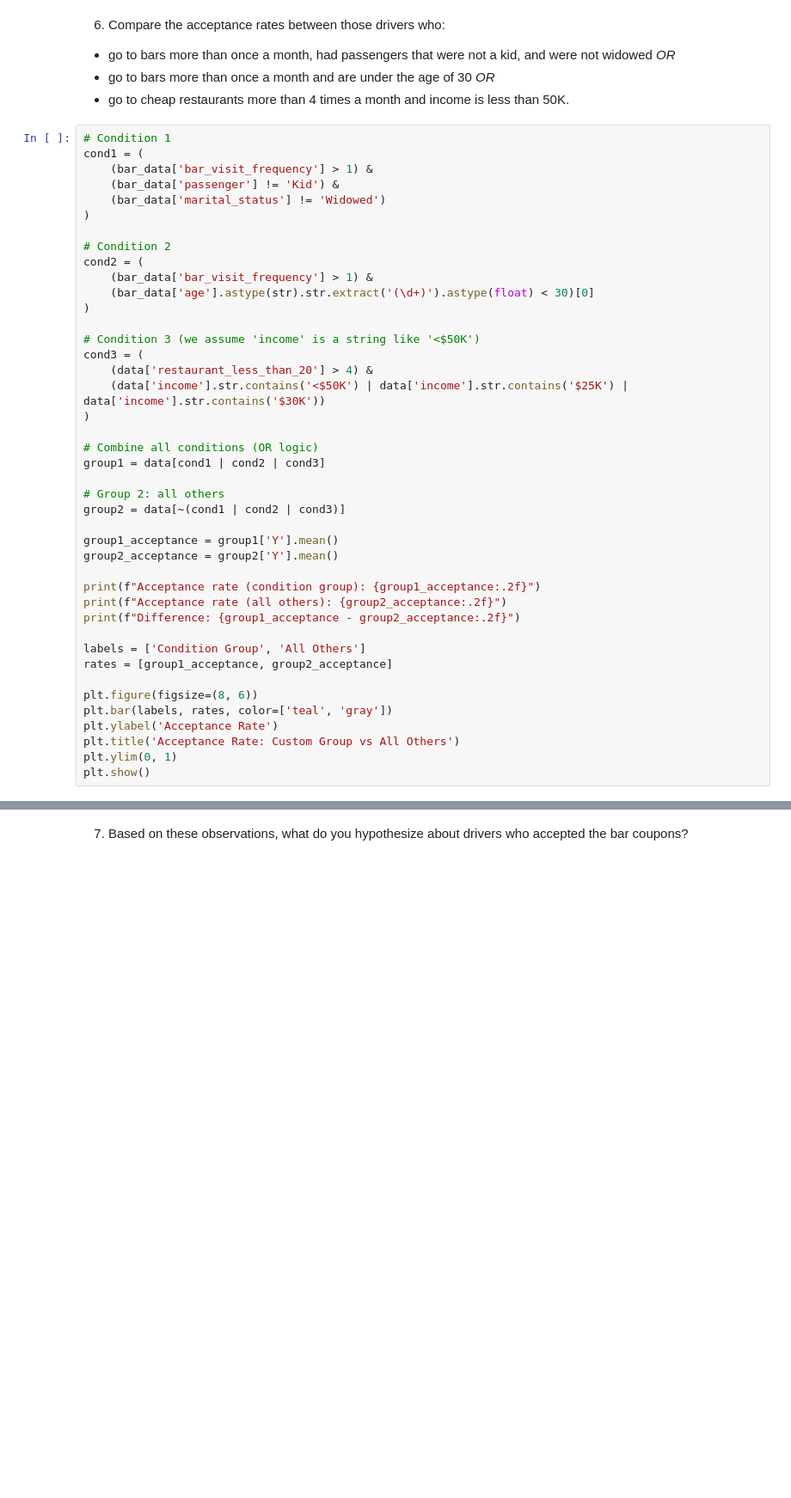
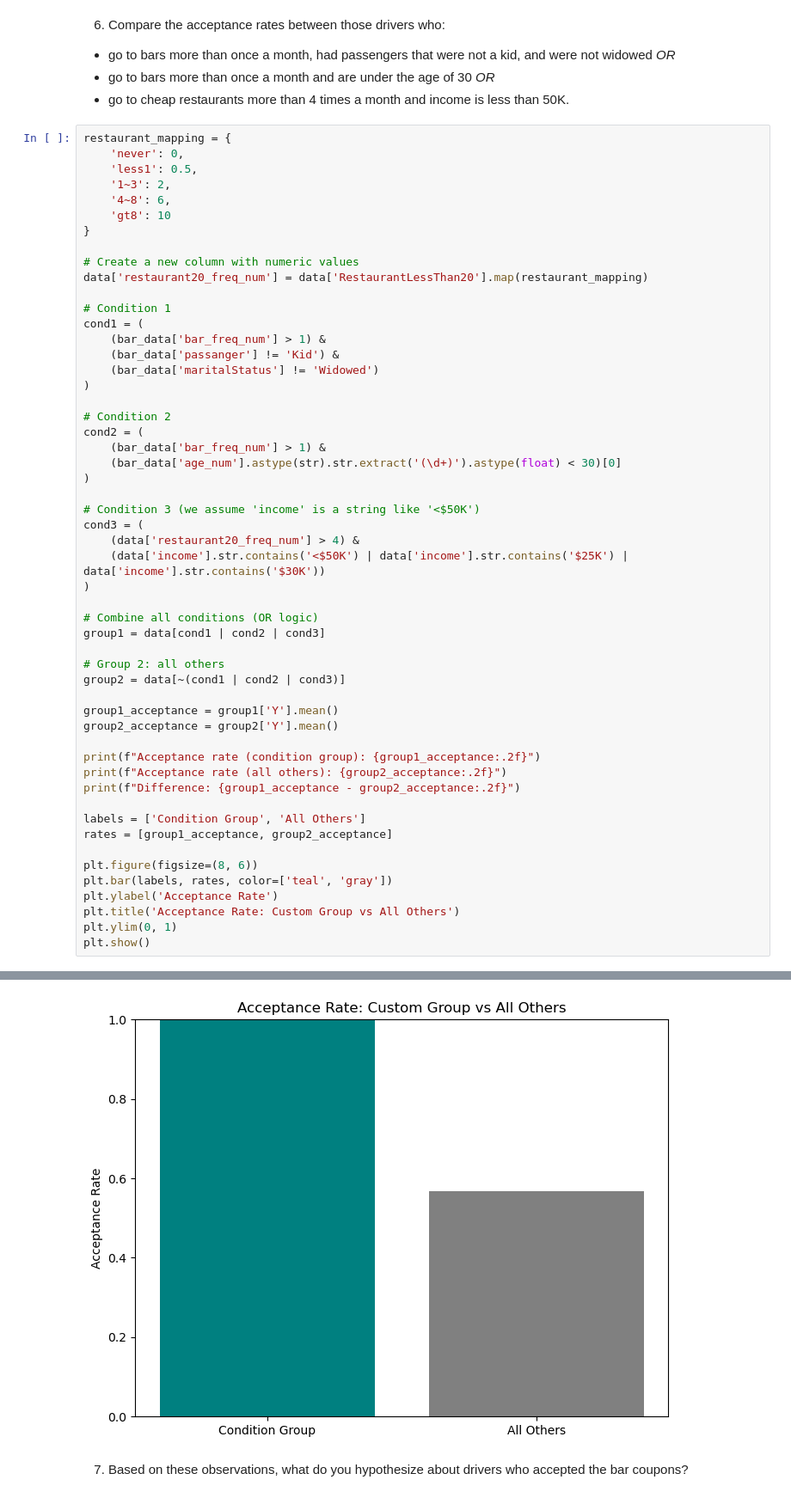
Before and after one commit to harithmd1/Berkeley-AI-ML-Module5, a Jupyter notebook: prompt.ipynb, the cells around one changed output, grey strips where cells are left out. Shown at 86% size. Cells and saved outputs as stored; diff of their text form; blank space fills up the shorter version.

```diff
--- a/prompt.ipynb
+++ b/prompt.ipynb
@@ -260,22 +400,33 @@ plt.show()
 - go to bars more than once a month and are under the age of 30 *OR*
 - go to cheap restaurants more than 4 times a month and income is less than 50K.
 # %%
+restaurant_mapping = {
+    'never': 0,
+    'less1': 0.5,
+    '1~3': 2,
+    '4~8': 6,
+    'gt8': 10
+}
+
+# Create a new column with numeric values
+data['restaurant20_freq_num'] = data['RestaurantLessThan20'].map(restaurant_mapping)
+
 # Condition 1
 cond1 = (
-    (bar_data['bar_visit_frequency'] > 1) &
-    (bar_data['passenger'] != 'Kid') &
-    (bar_data['marital_status'] != 'Widowed')
+    (bar_data['bar_freq_num'] > 1) &
+    (bar_data['passanger'] != 'Kid') &
+    (bar_data['maritalStatus'] != 'Widowed')
 )
 
 # Condition 2
 cond2 = (
-    (bar_data['bar_visit_frequency'] > 1) &
-    (bar_data['age'].astype(str).str.extract('(\d+)').astype(float) < 30)[0]
+    (bar_data['bar_freq_num'] > 1) &
+    (bar_data['age_num'].astype(str).str.extract('(\d+)').astype(float) < 30)[0]
 )
 
 # Condition 3 (we assume 'income' is a string like '<$50K')
 cond3 = (
-    (data['restaurant_less_than_20'] > 4) &
+    (data['restaurant20_freq_num'] > 4) &
     (data['income'].str.contains('<$50K') | data['income'].str.contains('$25K') | data['income'].str.contains('$30K'))
 )
 
@@ -301,3 +452,4 @@ plt.ylabel('Acceptance Rate')
 plt.title('Acceptance Rate: Custom Group vs All Others')
 plt.ylim(0, 1)
 plt.show()
+# %% [output]
@@ -304,3 +459,4 @@ plt.show()
+[figure, added]
 # %% [markdown]
 7.  Based on these observations, what do you hypothesize about drivers who accepted the bar coupons?
 # %% [markdown]
```
Also changed, not shown: parts of 15 cells of this notebook.
